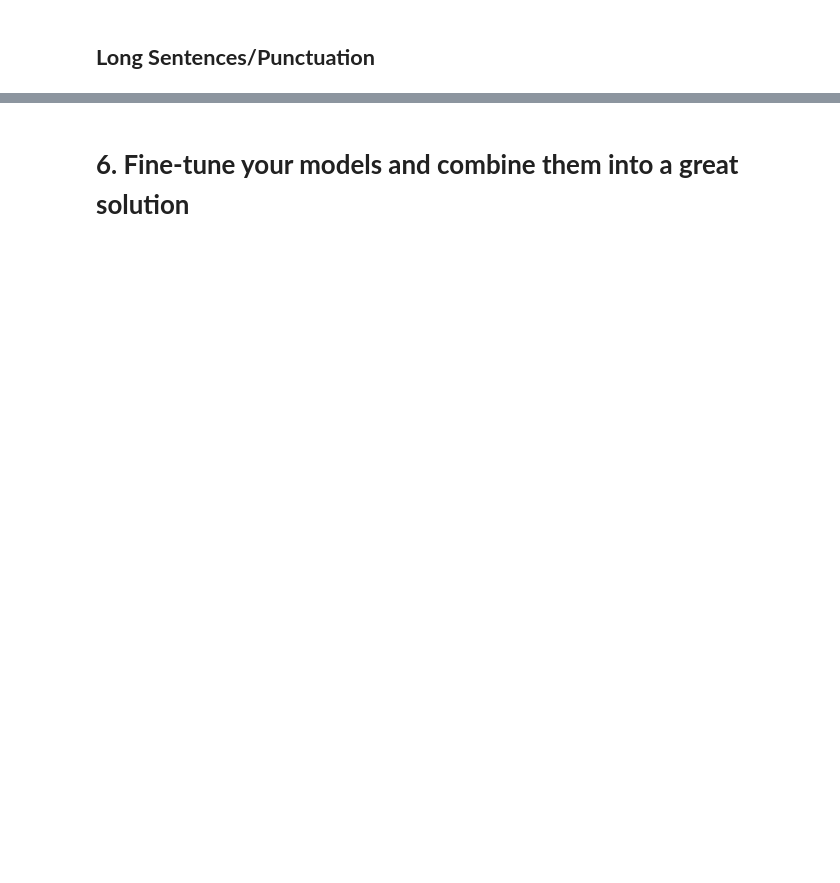
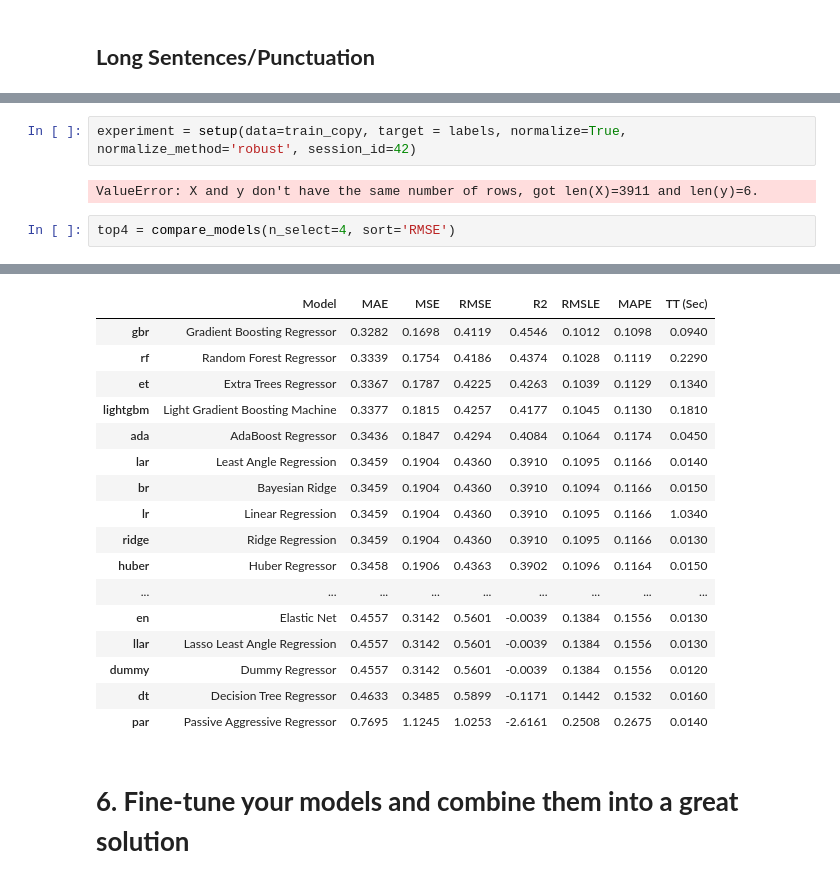
Before and after one commit to Eirhau/Assignment3_ML, a Jupyter notebook: ELL_Metrics.ipynb, the cells around one changed output, grey strips where cells are left out. Drawn from its saved outputs; the diff is of its cells as text; blank space fills up the shorter version.

```diff
--- a/ELL_Metrics.ipynb
+++ b/ELL_Metrics.ipynb
@@ -262,0 +342,7 @@ train_copy.head()
+# %%
+experiment = setup(data=train_copy, target = labels, normalize=True, normalize_method='robust', session_id=42)
+# %% [output]
+ValueError: X and y don't have the same number of rows, got len(X)=3911 and len(y)=6.
+# %%
+top4 = compare_models(n_select=4, sort='RMSE')
+# %% [output]
@@ -263,2 +350,19 @@ train_copy.head()
+|  | Model | MAE | MSE | RMSE | R2 | RMSLE | MAPE | TT (Sec) |
+| gbr | Gradient Boosting Regressor | 0.3282 | 0.1698 | 0.4119 | 0.4546 | 0.1012 | 0.1098 | 0.0940 |
+| rf | Random Forest Regressor | 0.3339 | 0.1754 | 0.4186 | 0.4374 | 0.1028 | 0.1119 | 0.2290 |
+| et | Extra Trees Regressor | 0.3367 | 0.1787 | 0.4225 | 0.4263 | 0.1039 | 0.1129 | 0.1340 |
+| lightgbm | Light Gradient Boosting Machine | 0.3377 | 0.1815 | 0.4257 | 0.4177 | 0.1045 | 0.1130 | 0.1810 |
+| ada | AdaBoost Regressor | 0.3436 | 0.1847 | 0.4294 | 0.4084 | 0.1064 | 0.1174 | 0.0450 |
+| lar | Least Angle Regression | 0.3459 | 0.1904 | 0.4360 | 0.3910 | 0.1095 | 0.1166 | 0.0140 |
+| br | Bayesian Ridge | 0.3459 | 0.1904 | 0.4360 | 0.3910 | 0.1094 | 0.1166 | 0.0150 |
+| lr | Linear Regression | 0.3459 | 0.1904 | 0.4360 | 0.3910 | 0.1095 | 0.1166 | 1.0340 |
+| ridge | Ridge Regression | 0.3459 | 0.1904 | 0.4360 | 0.3910 | 0.1095 | 0.1166 | 0.0130 |
+| huber | Huber Regressor | 0.3458 | 0.1906 | 0.4363 | 0.3902 | 0.1096 | 0.1164 | 0.0150 |
+| ... | ... | ... | ... | ... | ... | ... | ... | ... |
+| en | Elastic Net | 0.4557 | 0.3142 | 0.5601 | -0.0039 | 0.1384 | 0.1556 | 0.0130 |
+| llar | Lasso Least Angle Regression | 0.4557 | 0.3142 | 0.5601 | -0.0039 | 0.1384 | 0.1556 | 0.0130 |
+| dummy | Dummy Regressor | 0.4557 | 0.3142 | 0.5601 | -0.0039 | 0.1384 | 0.1556 | 0.0120 |
+| dt | Decision Tree Regressor | 0.4633 | 0.3485 | 0.5899 | -0.1171 | 0.1442 | 0.1532 | 0.0160 |
+| par | Passive Aggressive Regressor | 0.7695 | 1.1245 | 1.0253 | -2.6161 | 0.2508 | 0.2675 | 0.0140 |
 # %% [markdown]
 # **6. Fine-tune your models and combine them into a great solution**
```
Also changed, not shown: parts of 58 cells of this notebook, 24 other files.
